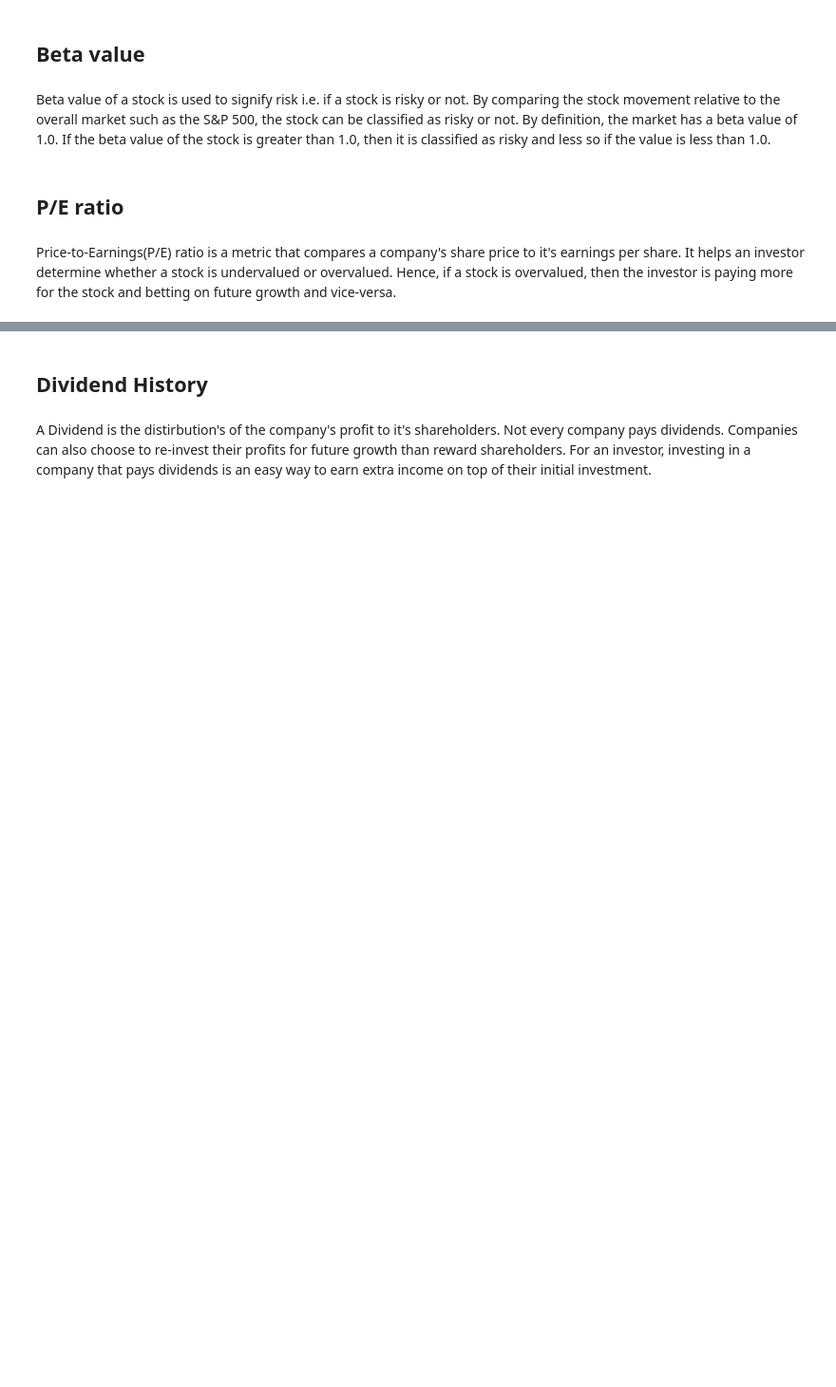
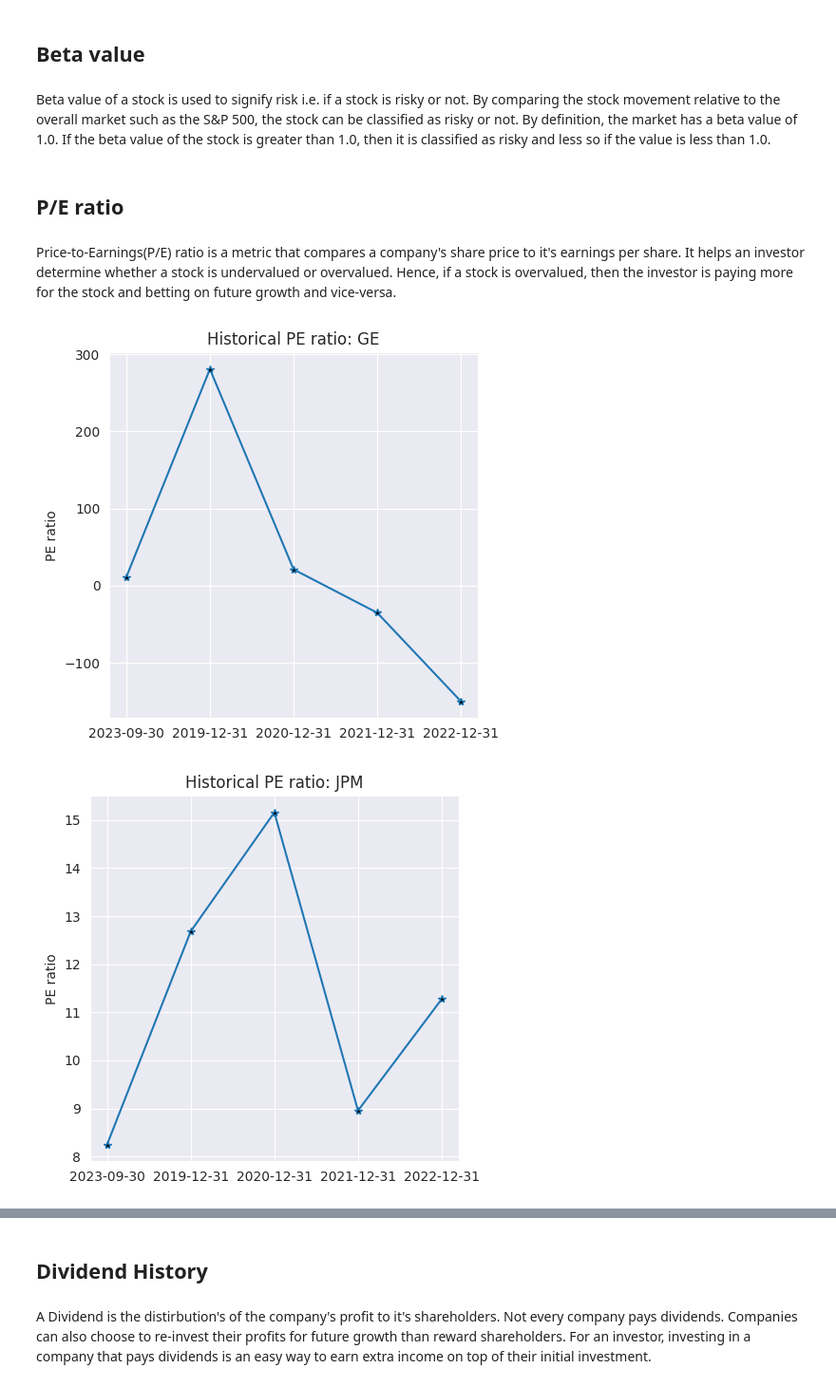
Before and after one commit to rahulakrish/portfolio_builder, a Jupyter notebook: code/new.ipynb, the cells around one changed output, grey strips where cells are left out. Shown at 95% size. Drawn from its saved outputs; the diff is of its cells as text; code cells hidden in the pictures; blank space fills up the shorter version.

```diff
--- a/code/new.ipynb
+++ b/code/new.ipynb
@@ -305,29 +296,35 @@ determine whether a stock is undervalued or overvalued. Hence, if a stock is ove
 # %%
 # #function to get historical PE ratios
 
-# def get_pe_ratio(ticker):
+def get_pe_ratio(ticker):
 
-#     #get financial statement of ticker using yahoofinancials
-#     financials = YahooFinancials(ticker)
-#     statement = financials.get_financial_stmts('annual', 'income', reformat=True)
+    #get financial statement of ticker using yahoofinancials
+    financials = YahooFinancials(ticker)
+    statement = financials.get_financial_stmts('annual', 'income', reformat=True)
 
-#     #create a dict of the income statement alone
-#     dicts ={}
-#     for i in statement['incomeStatementHistory'][ticker]:
-#         dicts.update(i)
+    #create a dict of the income statement alone
+    dicts ={}
+    for i in statement['incomeStatementHistory'][ticker]:
+        dicts.update(i)
 
-#     #create a dataframe for easy use
-#     df = pd.DataFrame(dicts)
-#     df = df.T
-#     df['dilutedAverageShares'].fillna(df['dilutedAverageShares'].median(),inplace=True)
+    #create a dataframe for easy use
+    df = pd.DataFrame(dicts)
+    df = df.T
+    df['dilutedAverageShares'].fillna(df['dilutedAverageShares'].median(),inplace=True)
 
-#     #calculate pe ratio
-#     eps = df['netIncomeContinuousOperations']/df['dilutedAverageShares'] #calc earnings per share
-#     eps_df = pd.DataFrame(eps,index=df.index,columns=['EPS'])
-#     eps_df['PE ratio'] = financials.get_current_price()/eps_df['EPS']#get current price and calc pe ratio
+    #calculate pe ratio
+    eps = df['netIncomeContinuousOperations']/df['dilutedAverageShares'] #calc earnings per share
+    eps_df = pd.DataFrame(eps,index=df.index,columns=['EPS'])
+    eps_df['PE ratio'] = financials.get_current_price()/eps_df['EPS']#get current price and calc pe ratio
 
-#     #plot result
-#     fig,ax=plt.subplots(figsize=(5,5));
-#     ax.plot(eps_df['PE ratio'],marker = '*', markerfacecolor = 'black')
-#     ax.set_title(f'Historical PE ratio: {ticker}')
-#     ax.set_ylabel('PE ratio')
+    #plot result
+    fig,ax=plt.subplots(figsize=(5,5));
+    ax.plot(eps_df['PE ratio'],marker = '*', markerfacecolor = 'black')
+    ax.set_title(f'Historical PE ratio: {ticker}')
+    ax.set_ylabel('PE ratio')
+# %%
+for stock in portfolio:
+  get_pe_ratio(stock)
+# %% [output]
+[figure, added]
+[figure, added]
```
Also changed, not shown: parts of 15 cells of this notebook.
